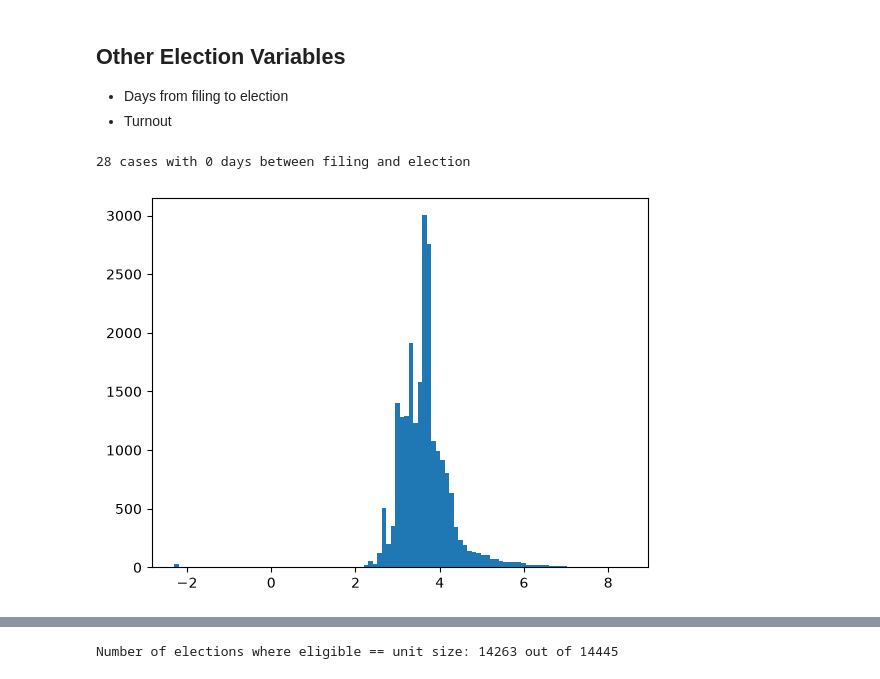
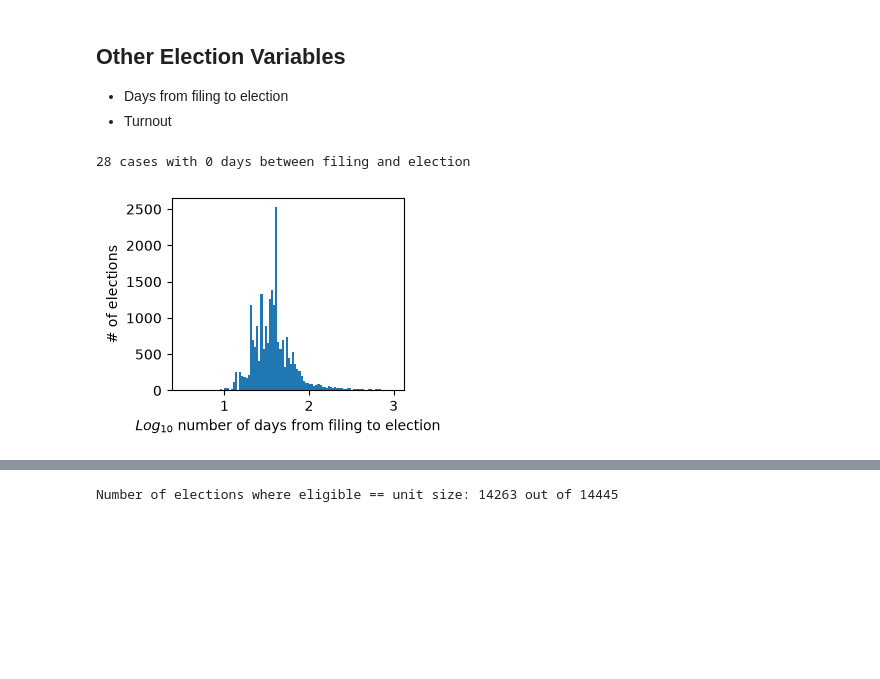
Before and after one commit to peishi/union-elections-modeling, a Jupyter notebook: modeling/eda.ipynb, the cells around one changed output, grey strips where cells are left out. Drawn from its saved outputs; the diff is of its cells as text; code cells hidden in the pictures; blank space fills up the shorter version.

```diff
--- a/modeling/eda.ipynb
+++ b/modeling/eda.ipynb
@@ -159,21 +178,24 @@ dtype: float64
 # %%
 df['days_to_election'] = (df['election_date'] - df['date_filed']).apply(
     lambda x: int( x / datetime.timedelta(days=1) ) if pd.notna(x) else x
 )
 
 # Miscoded data. Checked 05-RC-244804 and 13-RC-090072 and dates seem like typos.
 # df[df['days_to_election'] < 0][['election_date', 'date_filed', 'case_number']]
 
 df['days_to_election'].describe()
 
 # Need to take log of these since many extreme values. Any elections with 0 days between filing and election?
 print(f"{sum(df['days_to_election'] == 0)} cases with 0 days between filing and election")
 
-plt.hist(np.log(df['days_to_election'] + 0.1), bins=100)
+plt.figure(figsize=(3, 2.5))
+plt.hist(np.log10(df['days_to_election'] + 0.1), bins=100, range=[0.5, 3])
+plt.ylabel('# of elections')
+plt.xlabel('$Log_{10}$ number of days from filing to election')
 plt.show()
 # %% [output]
 28 cases with 0 days between filing and election
-[figure, old version]
+[figure, new version]
 # %%
 # Turnout
 
```
Also changed, not shown: parts of 4 cells of this notebook, 6 other files.
